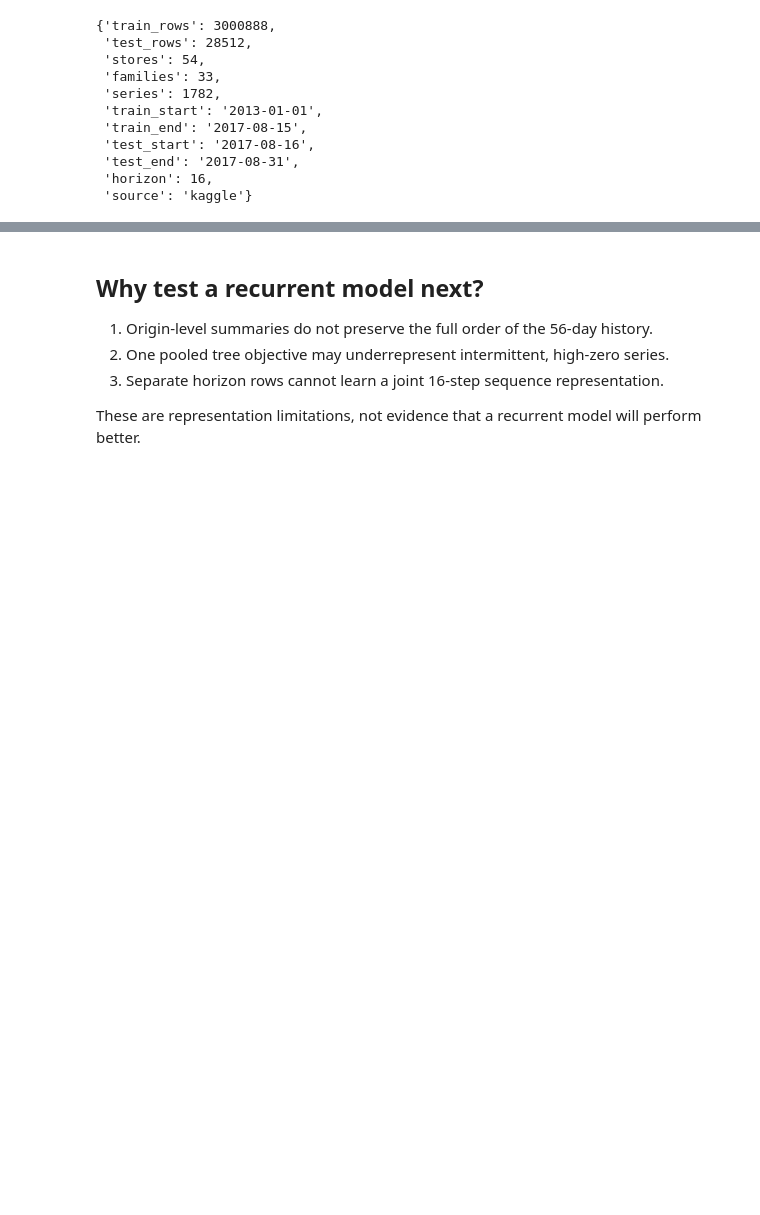
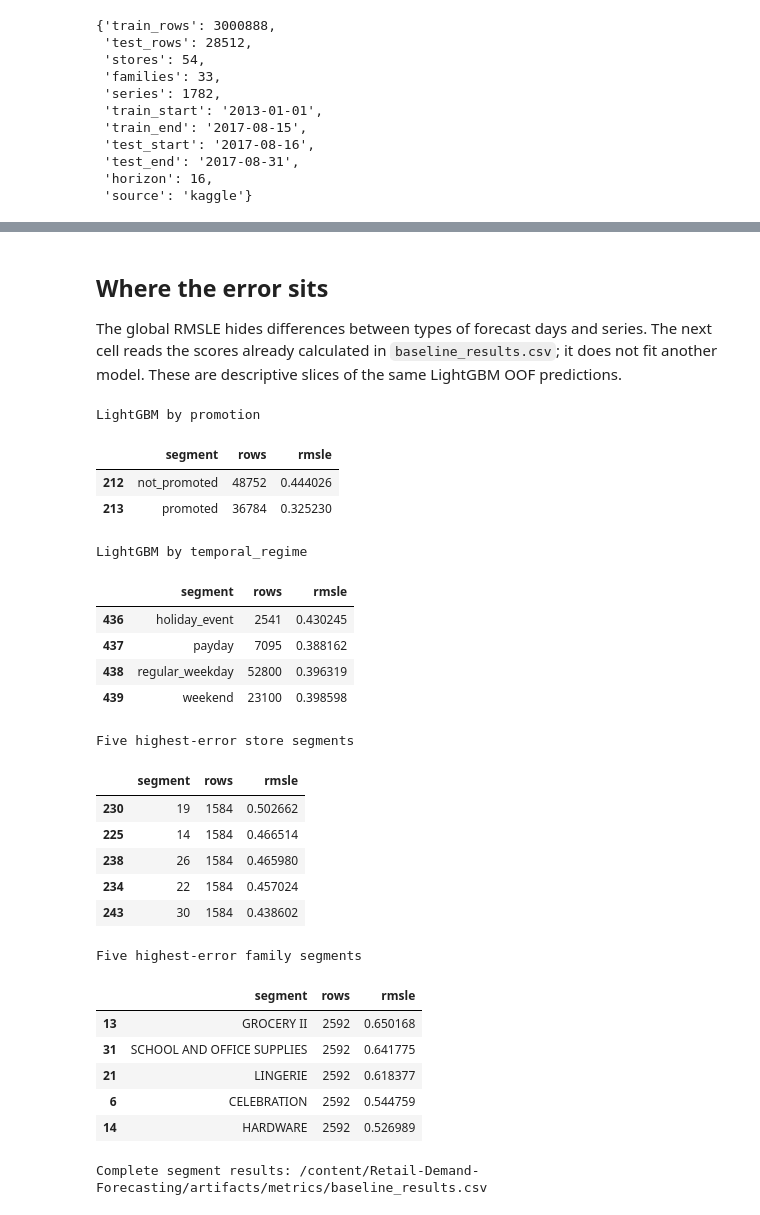
Before and after one commit to camiloandcu/Retail-Demand-Forecasting, a Jupyter notebook: 03_non_neural_baselines.ipynb, the cells around one changed output, grey strips where cells are left out. Cells and saved outputs as stored; diff of their text form; code cells hidden in the pictures; blank space fills up the shorter version.

Commit message:
refactor: analysis of results

```diff
--- a/03_non_neural_baselines.ipynb
+++ b/03_non_neural_baselines.ipynb
@@ -238,8 +256,43 @@ oof: /home/camilo/projects/eco-forecasting/artifacts/smoke/predictions/baseline_
 # %% [markdown]
-## Why test a recurrent model next?
+## Where the error sits
 
-1. Origin-level summaries do not preserve the full order of the 56-day history.
-2. One pooled tree objective may underrepresent intermittent, high-zero series.
-3. Separate horizon rows cannot learn a joint 16-step sequence representation.
-
-These are representation limitations, not evidence that a recurrent model will perform better.
+The global RMSLE hides differences between types of forecast days and series. The next cell reads the scores already calculated in `baseline_results.csv`; it does not fit another model. These are descriptive slices of the same LightGBM OOF predictions.
+# %%
+tree_segments = run["results"].loc[run["results"]["model_id"].eq("lightgbm_global")]
+for scope in ("promotion", "temporal_regime"):
+    print(f"LightGBM by {scope}")
+    display(tree_segments.loc[tree_segments["scope"].eq(scope), ["segment", "rows", "rmsle"]])
+for scope in ("store", "family"):
+    print(f"Five highest-error {scope} segments")
+    display(
+        tree_segments.loc[tree_segments["scope"].eq(scope), ["segment", "rows", "rmsle"]]
+        .sort_values("rmsle", ascending=False)
+        .head(5)
+    )
+print(f"Complete segment results: {run['paths']['results']}")
+# %% [output]
+LightGBM by promotion
+|  | segment | rows | rmsle |
+| 212 | not_promoted | 48752 | 0.444026 |
+| 213 | promoted | 36784 | 0.325230 |
+LightGBM by temporal_regime
+|  | segment | rows | rmsle |
+| 436 | holiday_event | 2541 | 0.430245 |
+| 437 | payday | 7095 | 0.388162 |
+| 438 | regular_weekday | 52800 | 0.396319 |
+| 439 | weekend | 23100 | 0.398598 |
+Five highest-error store segments
+|  | segment | rows | rmsle |
+| 230 | 19 | 1584 | 0.502662 |
+| 225 | 14 | 1584 | 0.466514 |
+| 238 | 26 | 1584 | 0.465980 |
+| 234 | 22 | 1584 | 0.457024 |
+| 243 | 30 | 1584 | 0.438602 |
+Five highest-error family segments
+|  | segment | rows | rmsle |
+| 13 | GROCERY II | 2592 | 0.650168 |
+| 31 | SCHOOL AND OFFICE SUPPLIES | 2592 | 0.641775 |
+| 21 | LINGERIE | 2592 | 0.618377 |
+| 6 | CELEBRATION | 2592 | 0.544759 |
+| 14 | HARDWARE | 2592 | 0.526989 |
+Complete segment results: /content/Retail-Demand-Forecasting/artifacts/metrics/baseline_results.csv
```
Also changed, not shown: parts of 10 cells of this notebook.
